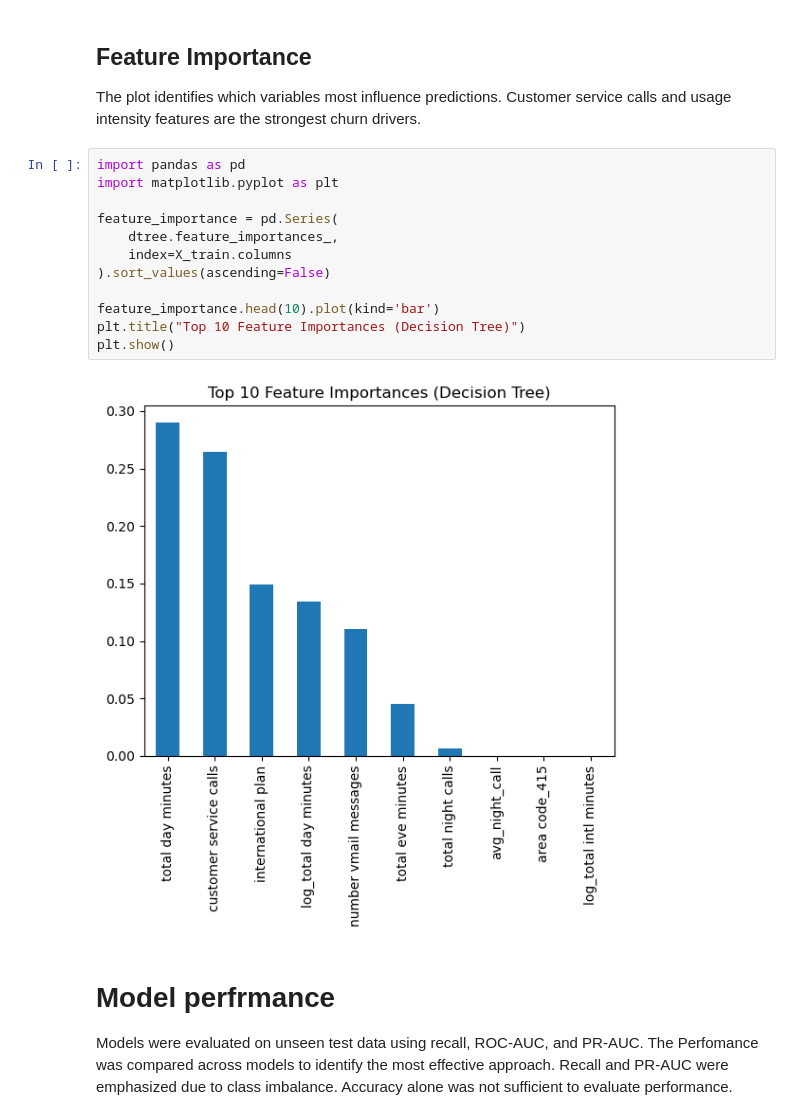
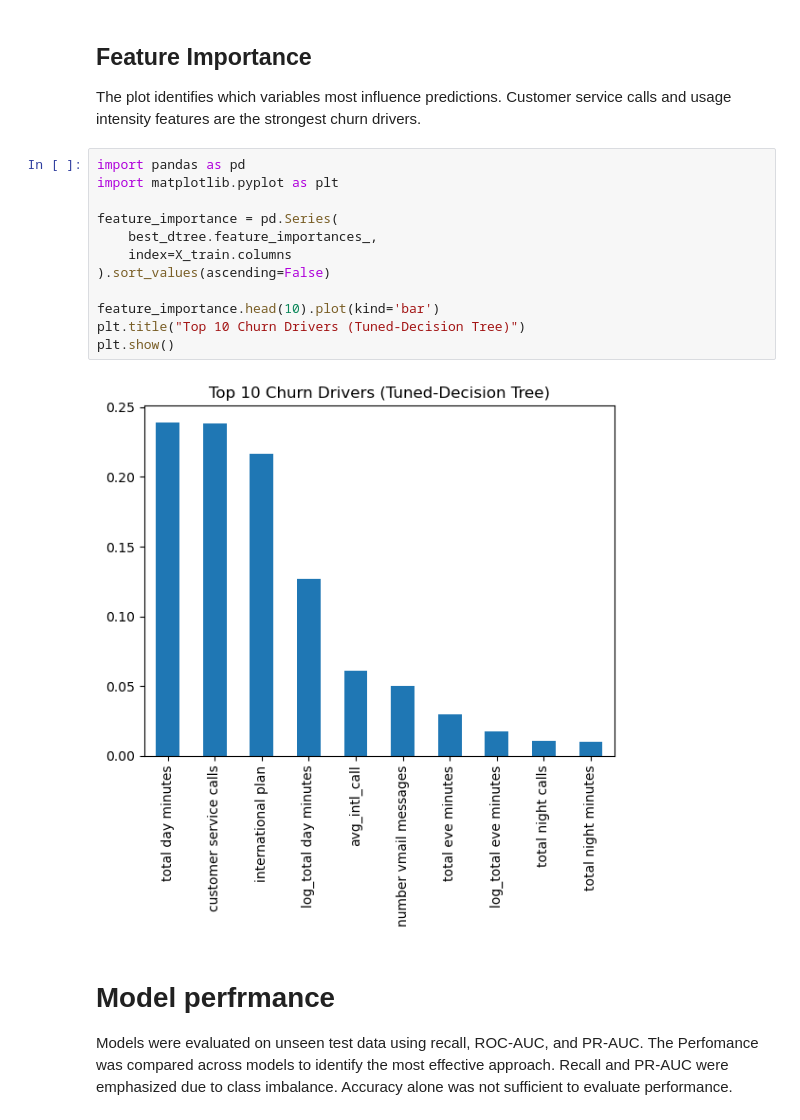
Before and after one commit to mburufiona/Sychel_Customer_Churn, a Jupyter notebook: index.ipynb, the cells around one changed output. Drawn from its saved outputs; the diff is of its cells as text.

```diff
--- a/index.ipynb
+++ b/index.ipynb
@@ -529,17 +529,17 @@ Customer service calls and usage intensity features are the strongest churn driv
 # %%
 import pandas as pd
 import matplotlib.pyplot as plt
 
 feature_importance = pd.Series(
-    dtree.feature_importances_,
+    best_dtree.feature_importances_,
     index=X_train.columns
 ).sort_values(ascending=False)
 
 feature_importance.head(10).plot(kind='bar')
-plt.title("Top 10 Feature Importances (Decision Tree)")
+plt.title("Top 10 Churn Drivers (Tuned-Decision Tree)")
 plt.show()
 # %% [output]
-[figure, old version]
+[figure, new version]
 # %% [markdown]
 # Model perfrmance
 Models were evaluated on unseen test data using recall, ROC-AUC, and PR-AUC.
```
Also changed, not shown: parts of 1 cell of this notebook.
